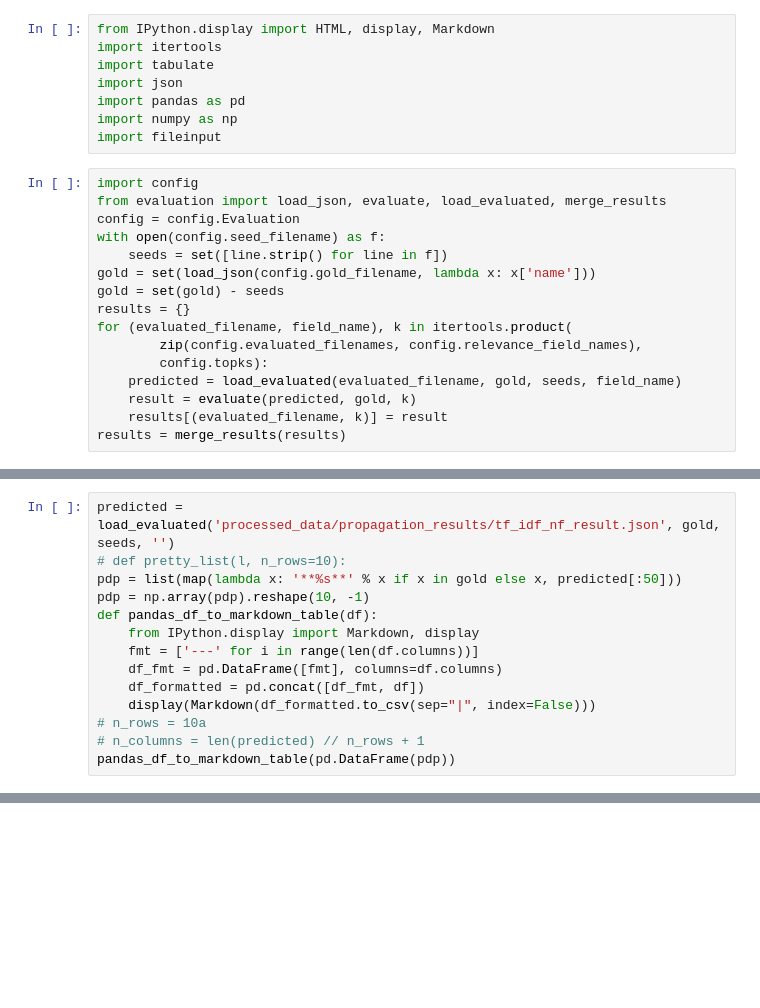
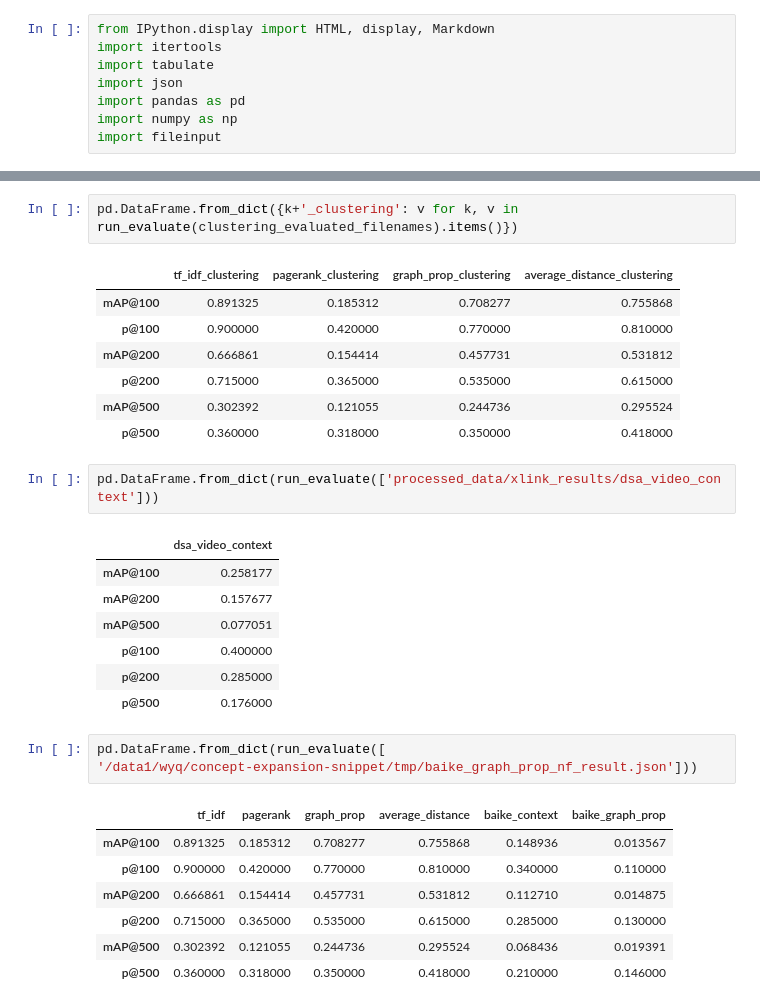
Before and after one commit to yuq-1s/Concept-Acquisition-Pipeline, a Jupyter notebook: print_evaluation.ipynb, the cells around one changed output, grey strips where cells are left out. Saved outputs shown, nothing was run; the diff lists cells and outputs as text; blank space fills up the shorter version.

```diff
--- a/print_evaluation.ipynb
+++ b/print_evaluation.ipynb
@@ -6,19 +6,3 @@ import json
 import pandas as pd
 import numpy as np
 import fileinput
-# %%
-import config
-from evaluation import load_json, evaluate, load_evaluated, merge_results
-config = config.Evaluation
-with open(config.seed_filename) as f:
-    seeds = set([line.strip() for line in f])
-gold = set(load_json(config.gold_filename, lambda x: x['name']))
-gold = set(gold) - seeds
-results = {}
-for (evaluated_filename, field_name), k in itertools.product(
-        zip(config.evaluated_filenames, config.relevance_field_names),
-        config.topks):
-    predicted = load_evaluated(evaluated_filename, gold, seeds, field_name)
-    result = evaluate(predicted, gold, k)
-    results[(evaluated_filename, k)] = result
-results = merge_results(results)
@@ -35,14 +8,0 @@ data
-# %%
-predicted = load_evaluated('processed_data/propagation_results/tf_idf_nf_result.json', gold, seeds, '')
-# def pretty_list(l, n_rows=10):
-pdp = list(map(lambda x: '**%s**' % x if x in gold else x, predicted[:50]))
-pdp = np.array(pdp).reshape(10, -1)
-def pandas_df_to_markdown_table(df):
-    from IPython.display import Markdown, display
-    fmt = ['---' for i in range(len(df.columns))]
-    df_fmt = pd.DataFrame([fmt], columns=df.columns)
-    df_formatted = pd.concat([df_fmt, df])
-    display(Markdown(df_formatted.to_csv(sep="|", index=False)))
-# n_rows = 10a
-# n_columns = len(predicted) // n_rows + 1
-pandas_df_to_markdown_table(pd.DataFrame(pdp))
@@ -61,0 +114,31 @@ pandas_df_to_markdown_table(pd.DataFrame(pdp))
+# %%
+pd.DataFrame.from_dict({k+'_clustering': v for k, v in run_evaluate(clustering_evaluated_filenames).items()})
+# %% [output]
+|  | tf_idf_clustering | pagerank_clustering | graph_prop_clustering | average_distance_clustering |
+| mAP@100 | 0.891325 | 0.185312 | 0.708277 | 0.755868 |
+| p@100 | 0.900000 | 0.420000 | 0.770000 | 0.810000 |
+| mAP@200 | 0.666861 | 0.154414 | 0.457731 | 0.531812 |
+| p@200 | 0.715000 | 0.365000 | 0.535000 | 0.615000 |
+| mAP@500 | 0.302392 | 0.121055 | 0.244736 | 0.295524 |
+| p@500 | 0.360000 | 0.318000 | 0.350000 | 0.418000 |
+# %%
+pd.DataFrame.from_dict(run_evaluate(['processed_data/xlink_results/dsa_video_context']))
+# %% [output]
+|  | dsa_video_context |
+| mAP@100 | 0.258177 |
+| mAP@200 | 0.157677 |
+| mAP@500 | 0.077051 |
+| p@100 | 0.400000 |
+| p@200 | 0.285000 |
+| p@500 | 0.176000 |
+# %%
+pd.DataFrame.from_dict(run_evaluate([
+'/data1/wyq/concept-expansion-snippet/tmp/baike_graph_prop_nf_result.json']))
+# %% [output]
+|  | tf_idf | pagerank | graph_prop | average_distance | baike_context | baike_graph_prop |
+| mAP@100 | 0.891325 | 0.185312 | 0.708277 | 0.755868 | 0.148936 | 0.013567 |
+| p@100 | 0.900000 | 0.420000 | 0.770000 | 0.810000 | 0.340000 | 0.110000 |
+| mAP@200 | 0.666861 | 0.154414 | 0.457731 | 0.531812 | 0.112710 | 0.014875 |
+| p@200 | 0.715000 | 0.365000 | 0.535000 | 0.615000 | 0.285000 | 0.130000 |
+| mAP@500 | 0.302392 | 0.121055 | 0.244736 | 0.295524 | 0.068436 | 0.019391 |
+| p@500 | 0.360000 | 0.318000 | 0.350000 | 0.418000 | 0.210000 | 0.146000 |
```
Also changed, not shown: parts of 14 cells of this notebook, 14 other files.
